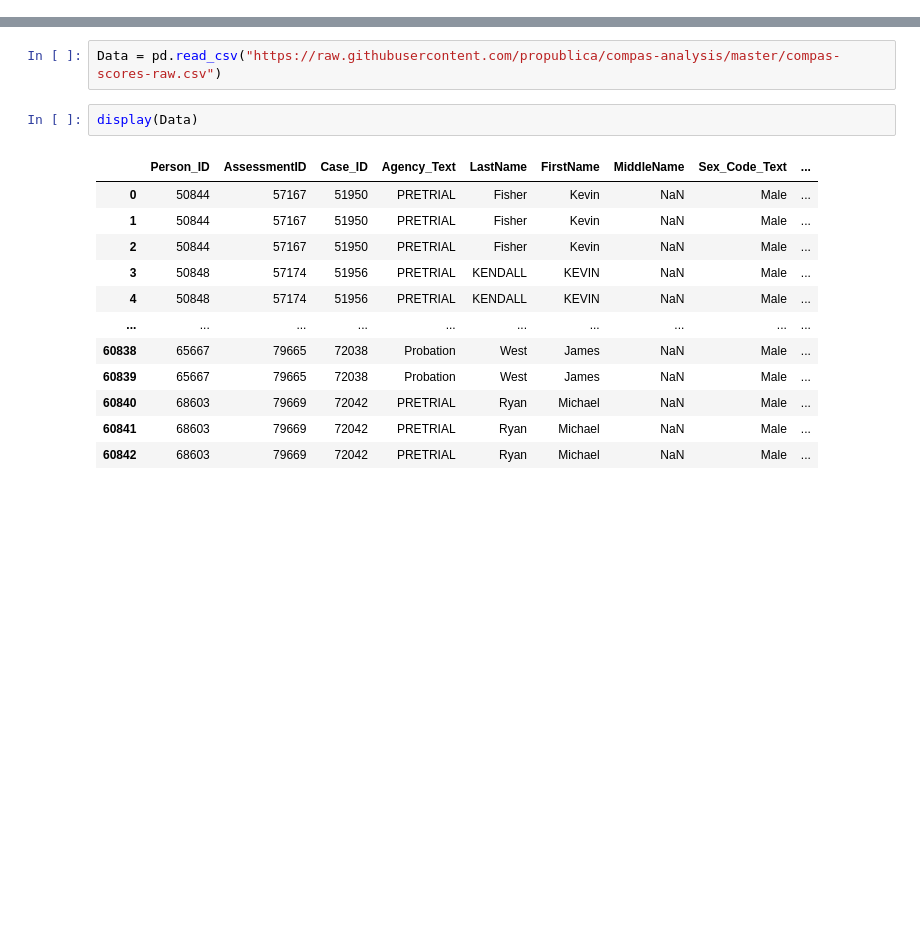
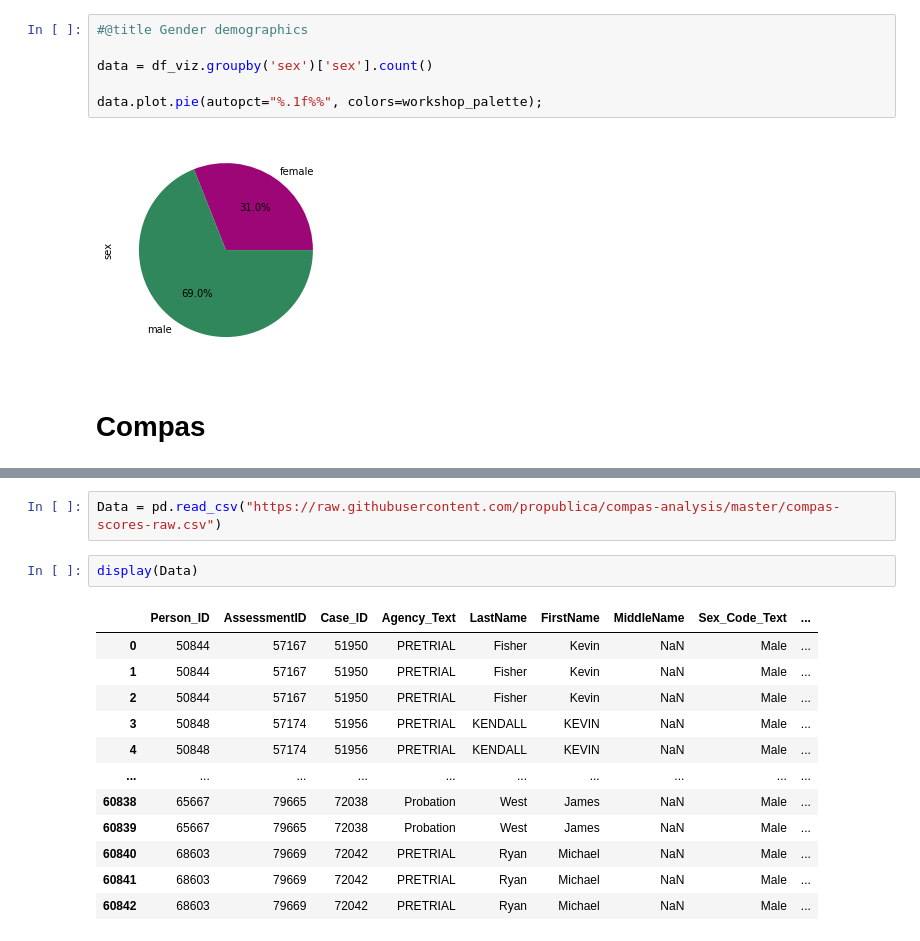
Before and after one commit to enesmith/womenatthetable, a Jupyter notebook: sds-capstone-ekornberg.ipynb, the cells around one changed output, grey strips where cells are left out. Drawn from its saved outputs; the diff is of its cells as text; blank space fills up the shorter version.

```diff
--- a/sds-capstone-ekornberg.ipynb
+++ b/sds-capstone-ekornberg.ipynb
@@ -2,0 +326,10 @@ import pandas as pd
+# %%
+#@title Gender demographics
+
+data = df_viz.groupby('sex')['sex'].count()
+
+data.plot.pie(autopct="%.1f%%", colors=workshop_palette);
+# %% [output]
+[figure, added]
+# %% [markdown]
+# Compas
```
Also changed, not shown: parts of 23 cells of this notebook, 2 other files.
